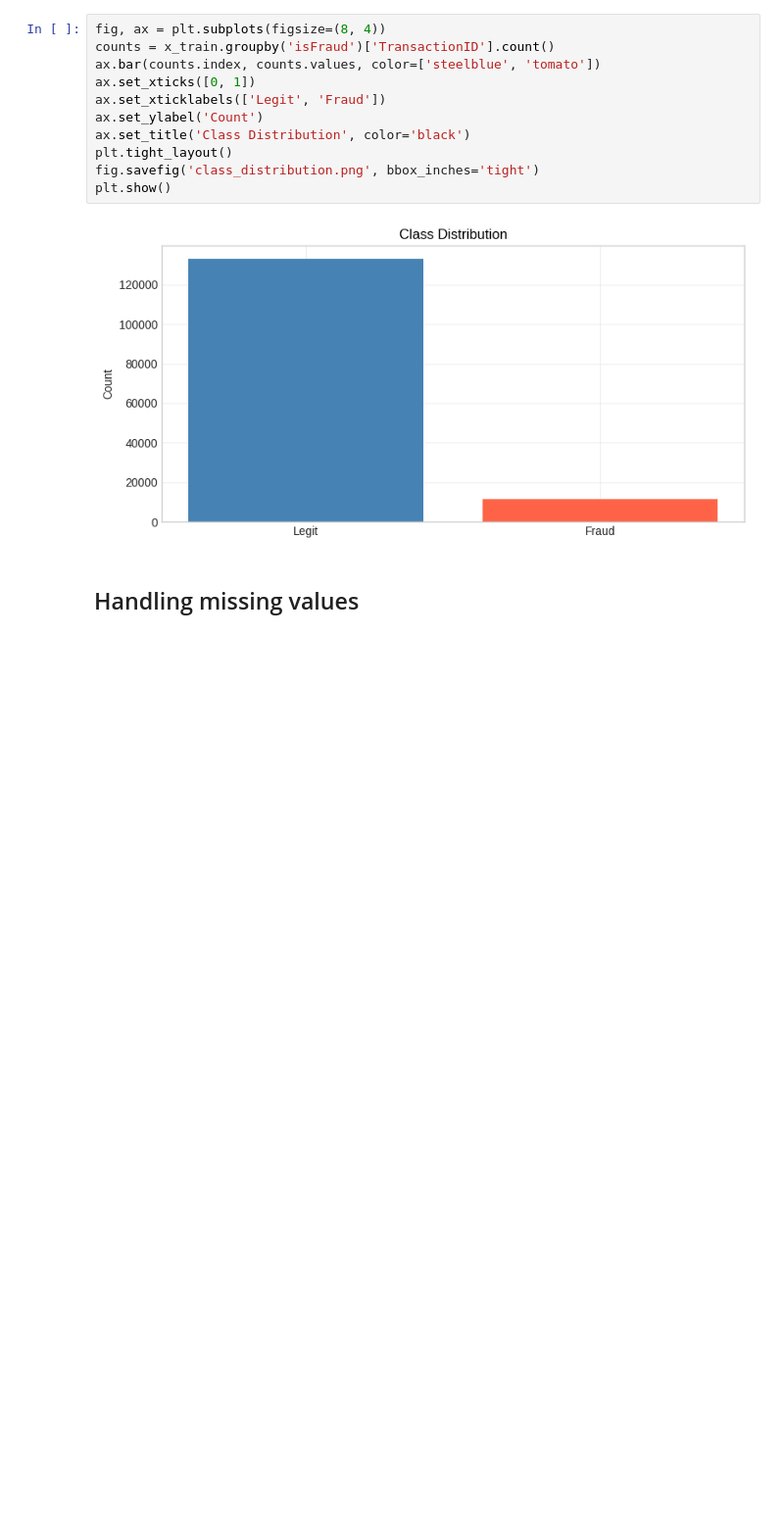
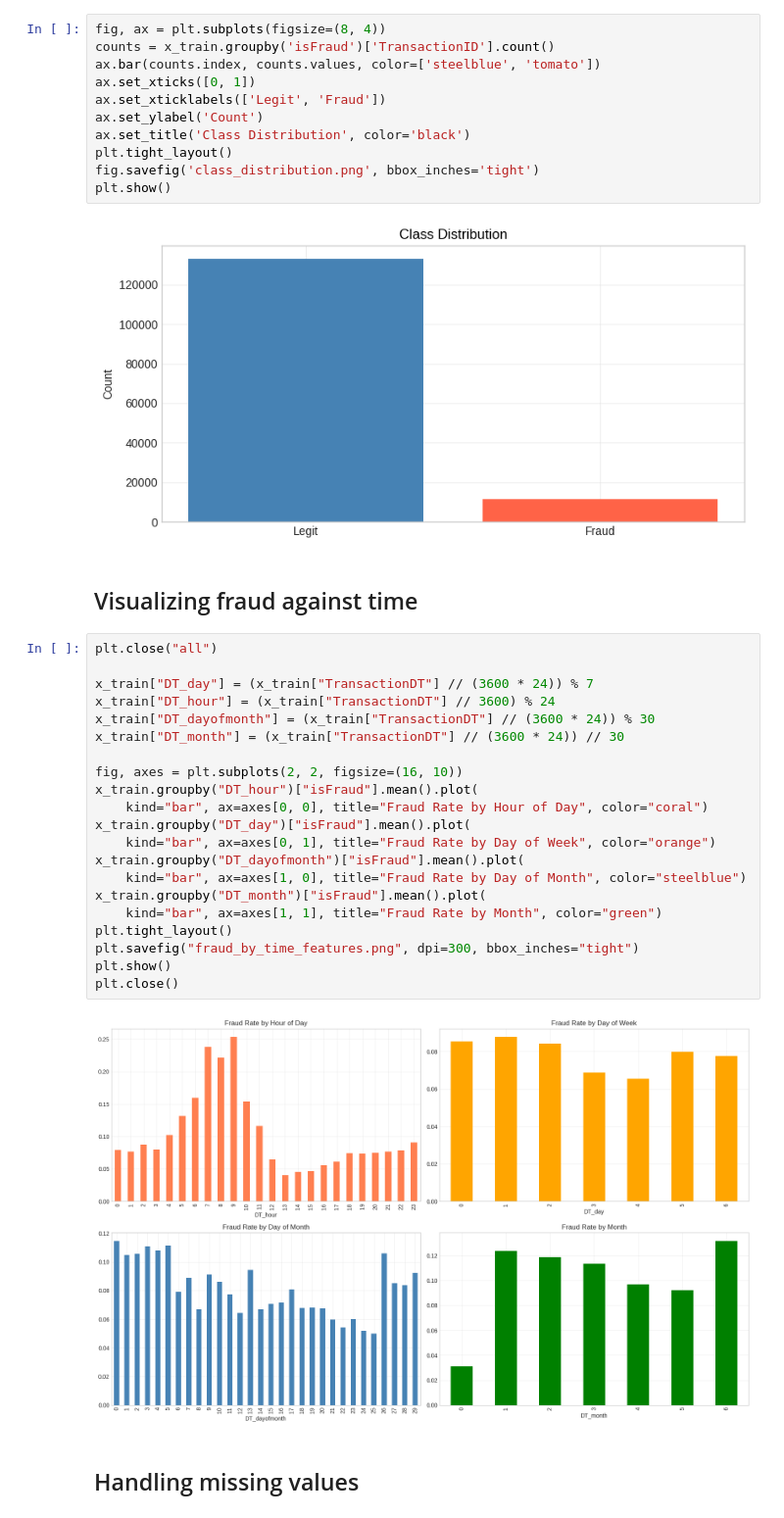
Before and after one commit to ldavi22/IEEE_CIS_Fraud_Detection, a Jupyter notebook: model_experiment_xgboost.ipynb, the cells around one changed output. Shown at 98% size. Drawn from its saved outputs; the diff is of its cells as text; blank space fills up the shorter version.

```diff
--- a/model_experiment_xgboost.ipynb
+++ b/model_experiment_xgboost.ipynb
@@ -57,6 +58,31 @@ fig.savefig('class_distribution.png', bbox_inches='tight')
 plt.show()
 # %% [output]
 [figure]
+# %% [markdown]
+## Visualizing fraud against time
+# %%
+plt.close("all")
+
+x_train["DT_day"] = (x_train["TransactionDT"] // (3600 * 24)) % 7
+x_train["DT_hour"] = (x_train["TransactionDT"] // 3600) % 24
+x_train["DT_dayofmonth"] = (x_train["TransactionDT"] // (3600 * 24)) % 30
+x_train["DT_month"] = (x_train["TransactionDT"] // (3600 * 24)) // 30
+
+fig, axes = plt.subplots(2, 2, figsize=(16, 10))
+x_train.groupby("DT_hour")["isFraud"].mean().plot(
+    kind="bar", ax=axes[0, 0], title="Fraud Rate by Hour of Day", color="coral")
+x_train.groupby("DT_day")["isFraud"].mean().plot(
+    kind="bar", ax=axes[0, 1], title="Fraud Rate by Day of Week", color="orange")
+x_train.groupby("DT_dayofmonth")["isFraud"].mean().plot(
+    kind="bar", ax=axes[1, 0], title="Fraud Rate by Day of Month", color="steelblue")
+x_train.groupby("DT_month")["isFraud"].mean().plot(
+    kind="bar", ax=axes[1, 1], title="Fraud Rate by Month", color="green")
+plt.tight_layout()
+plt.savefig("fraud_by_time_features.png", dpi=300, bbox_inches="tight")
+plt.show()
+plt.close()
+# %% [output]
+[figure, added]
 # %% [markdown]
 ## Handling missing values
 # %%
```
Also changed, not shown: parts of 35 cells of this notebook, 2 other files.
